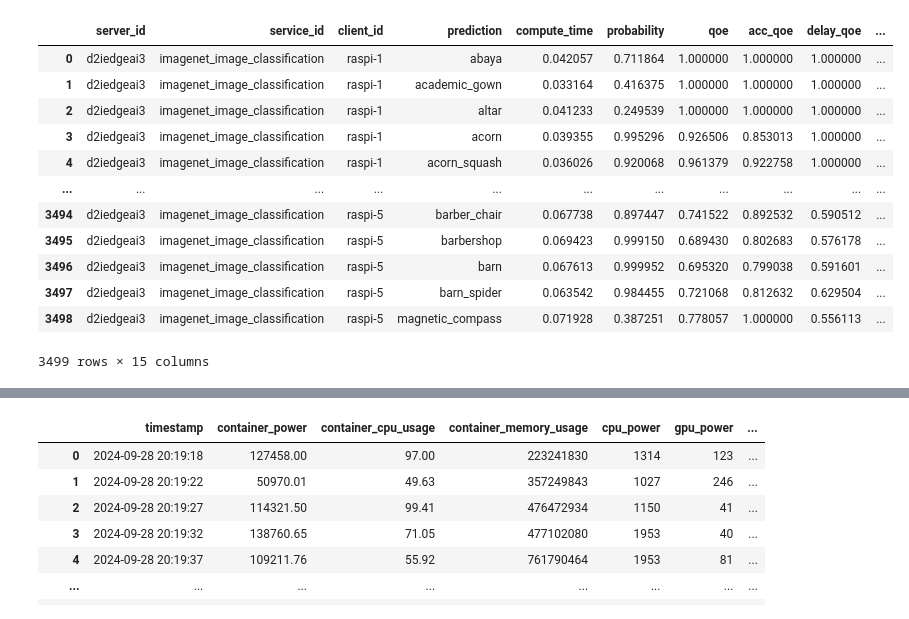
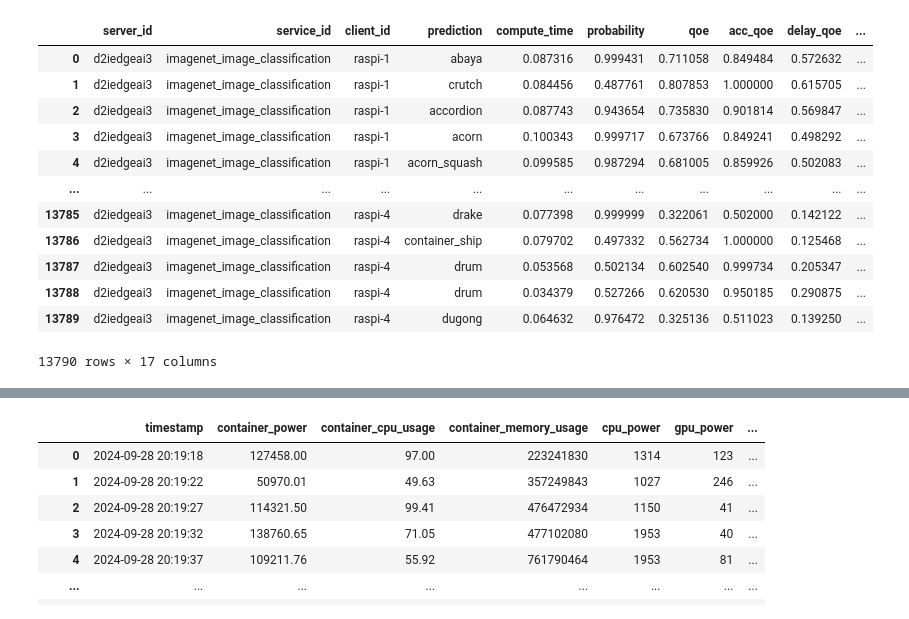
Before and after one commit to Data-to-Insight-Center/cyberinfrastructure-knowledge-network, a Jupyter notebook: plugins/power_monitoring/analysis.ipynb, the cells around one changed output, grey strips where cells are left out. Saved outputs shown, nothing was run; the diff lists cells and outputs as text; code cells hidden in the pictures.

```diff
--- a/plugins/power_monitoring/analysis.ipynb
+++ b/plugins/power_monitoring/analysis.ipynb
@@ -1,26 +1,39 @@
 # %%
 import pandas as pd
 import matplotlib.pyplot as plt
 import matplotlib.dates as mdates
 
 # Load the data
-results = pd.read_csv('/Users/neeleshkarthikeyan/d2i/cyberinfrastructure-knowledge-network/plugins/power_monitoring/server/results.csv')
-results.columns = ['server_id', 'service_id', 'client_id', 'prediction', 'compute_time', 'probability', 'qoe', 'acc_qoe', 'delay_qoe', 'req_acc', 'req_delay', 'model', 'timestamp', 'accuracy', 'ground_truth']
+results = pd.read_csv('server/results.csv')
+results.columns = ['server_id', 'service_id', 'client_id', 'prediction', 'compute_time', 'probability', 'qoe', 'acc_qoe', 'delay_qoe', 'req_acc', 'req_delay', 'model', 'timestamp', 'accuracy', 'ground_truth', 'publish_time', 'total_time']
+
+# Define the model mapping
+model_mapping = {
+    "550e8400-e29b-41d4-a716-446655440000": "resnet152",
+    "550e8400-e29b-41d4-a716-446655440001": "shufflenet_v2_x0_5",
+    "550e8400-e29b-41d4-a716-446655440002": "densenet201",
+    "550e8400-e29b-41d4-a716-446655440003": "mobilenet_v3_small",
+    "550e8400-e29b-41d4-a716-446655440004": "resnext50_32x4d",
+    "550e8400-e29b-41d4-a716-446655440005": "googlenet"
+}
+
+# Replace model IDs with names
+results['model'] = results['model'].replace(model_mapping)
 
 # Convert timestamp to datetime
 results['timestamp'] = pd.to_datetime(results['timestamp'])
 results
 # %% [output]
 |  | server_id | service_id | client_id | prediction | compute_time | probability | qoe | acc_qoe | delay_qoe | ... |
-| 0 | d2iedgeai3 | imagenet_image_classification | raspi-1 | abaya | 0.042057 | 0.711864 | 1.000000 | 1.000000 | 1.000000 | ... |
-| 1 | d2iedgeai3 | imagenet_image_classification | raspi-1 | academic_gown | 0.033164 | 0.416375 | 1.000000 | 1.000000 | 1.000000 | ... |
-| 2 | d2iedgeai3 | imagenet_image_classification | raspi-1 | altar | 0.041233 | 0.249539 | 1.000000 | 1.000000 | 1.000000 | ... |
-| 3 | d2iedgeai3 | imagenet_image_classification | raspi-1 | acorn | 0.039355 | 0.995296 | 0.926506 | 0.853013 | 1.000000 | ... |
-| 4 | d2iedgeai3 | imagenet_image_classification | raspi-1 | acorn_squash | 0.036026 | 0.920068 | 0.961379 | 0.922758 | 1.000000 | ... |
+| 0 | d2iedgeai3 | imagenet_image_classification | raspi-1 | abaya | 0.087316 | 0.999431 | 0.711058 | 0.849484 | 0.572632 | ... |
+| 1 | d2iedgeai3 | imagenet_image_classification | raspi-1 | crutch | 0.084456 | 0.487761 | 0.807853 | 1.000000 | 0.615705 | ... |
+| 2 | d2iedgeai3 | imagenet_image_classification | raspi-1 | accordion | 0.087743 | 0.943654 | 0.735830 | 0.901814 | 0.569847 | ... |
+| 3 | d2iedgeai3 | imagenet_image_classification | raspi-1 | acorn | 0.100343 | 0.999717 | 0.673766 | 0.849241 | 0.498292 | ... |
+| 4 | d2iedgeai3 | imagenet_image_classification | raspi-1 | acorn_squash | 0.099585 | 0.987294 | 0.681005 | 0.859926 | 0.502083 | ... |
 | ... | ... | ... | ... | ... | ... | ... | ... | ... | ... | ... |
-| 3494 | d2iedgeai3 | imagenet_image_classification | raspi-5 | barber_chair | 0.067738 | 0.897447 | 0.741522 | 0.892532 | 0.590512 | ... |
-| 3495 | d2iedgeai3 | imagenet_image_classification | raspi-5 | barbershop | 0.069423 | 0.999150 | 0.689430 | 0.802683 | 0.576178 | ... |
-| 3496 | d2iedgeai3 | imagenet_image_classification | raspi-5 | barn | 0.067613 | 0.999952 | 0.695320 | 0.799038 | 0.591601 | ... |
-| 3497 | d2iedgeai3 | imagenet_image_classification | raspi-5 | barn_spider | 0.063542 | 0.984455 | 0.721068 | 0.812632 | 0.629504 | ... |
-| 3498 | d2iedgeai3 | imagenet_image_classification | raspi-5 | magnetic_compass | 0.071928 | 0.387251 | 0.778057 | 1.000000 | 0.556113 | ... |
+| 13785 | d2iedgeai3 | imagenet_image_classification | raspi-4 | drake | 0.077398 | 0.999999 | 0.322061 | 0.502000 | 0.142122 | ... |
+| 13786 | d2iedgeai3 | imagenet_image_classification | raspi-4 | container_ship | 0.079702 | 0.497332 | 0.562734 | 1.000000 | 0.125468 | ... |
+| 13787 | d2iedgeai3 | imagenet_image_classification | raspi-4 | drum | 0.053568 | 0.502134 | 0.602540 | 0.999734 | 0.205347 | ... |
+| 13788 | d2iedgeai3 | imagenet_image_classification | raspi-4 | drum | 0.034379 | 0.527266 | 0.620530 | 0.950185 | 0.290875 | ... |
+| 13789 | d2iedgeai3 | imagenet_image_classification | raspi-4 | dugong | 0.064632 | 0.976472 | 0.325136 | 0.511023 | 0.139250 | ... |
-3499 rows × 15 columns
+13790 rows × 17 columns
```
Also changed, not shown: parts of 7 cells of this notebook, 8 other files.
